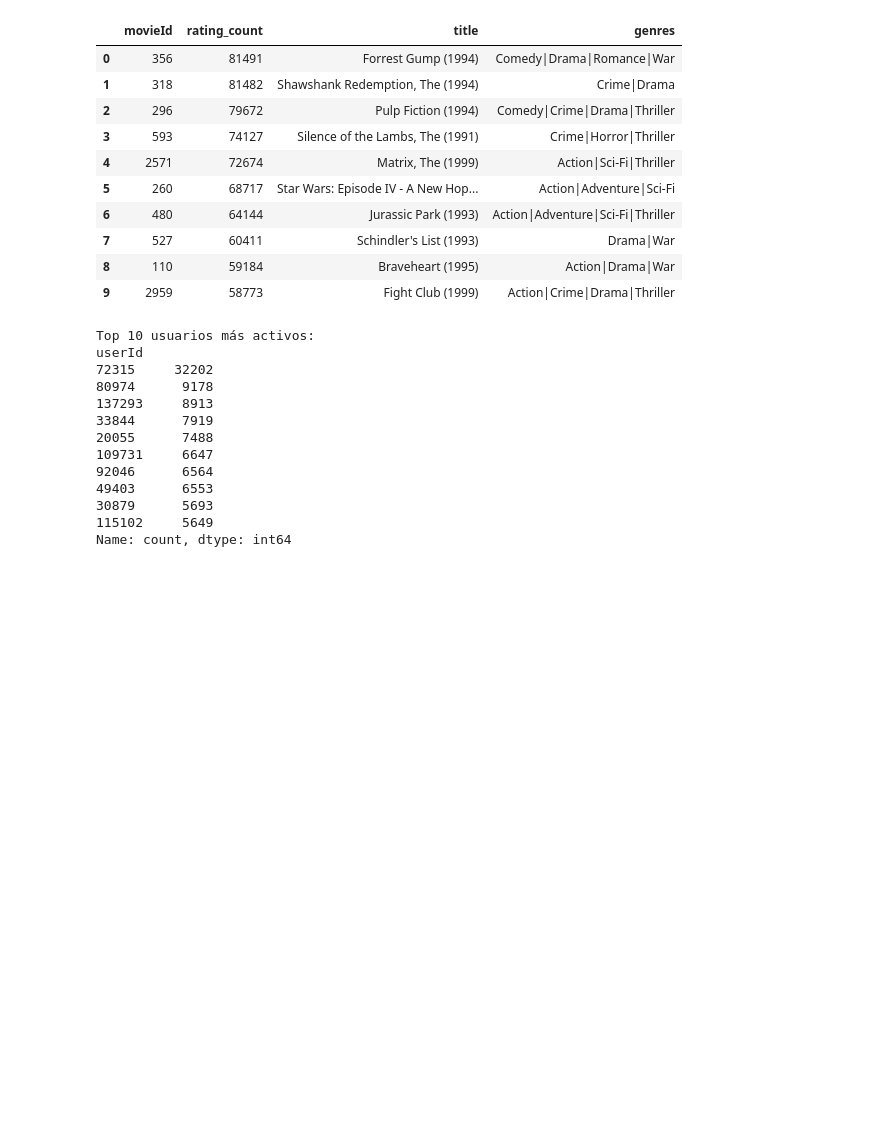
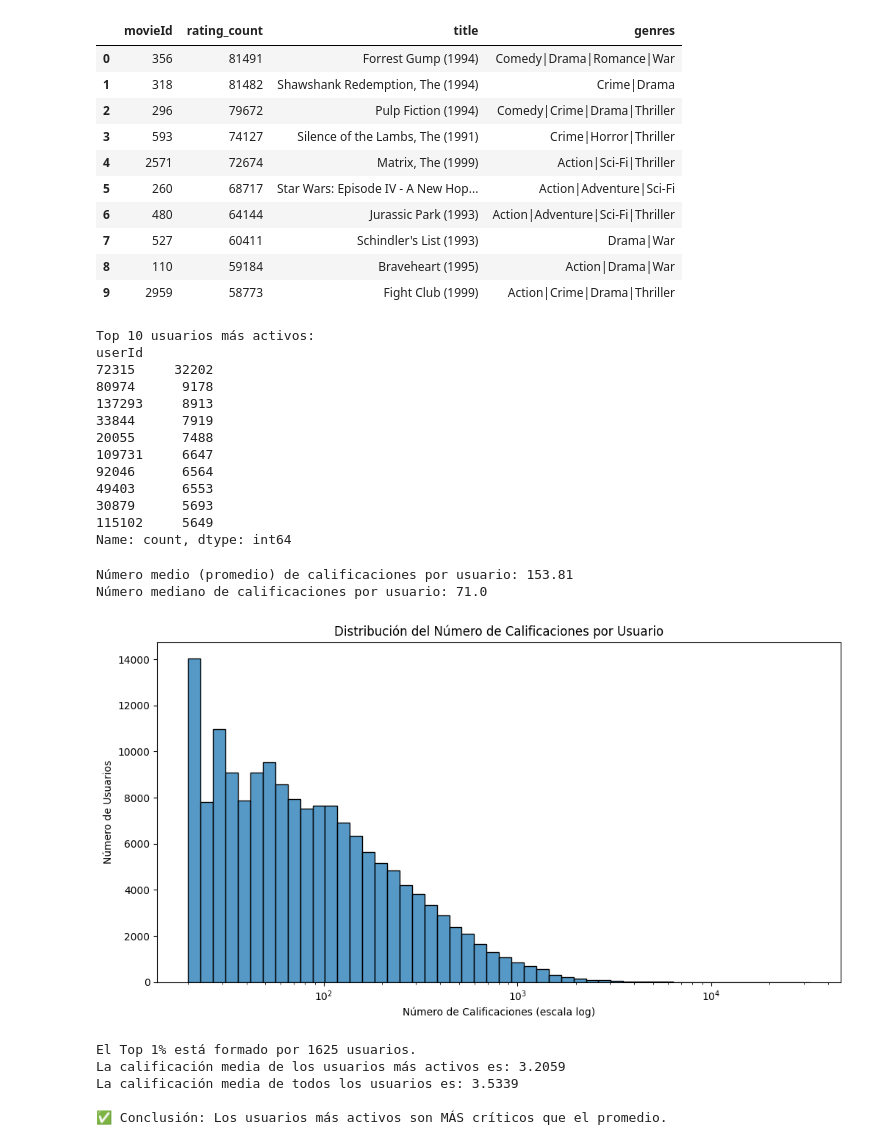
Before and after one commit to Gatoco/LatentLens, a Jupyter notebook: notebooks/01-EDA.ipynb, the cells around one changed output. Drawn from its saved outputs; the diff is of its cells as text; code cells hidden in the pictures; blank space fills up the shorter version.

```diff
--- a/notebooks/01-EDA.ipynb
+++ b/notebooks/01-EDA.ipynb
@@ -147,3 +147,64 @@ userId
 30879      5693
 115102     5649
 Name: count, dtype: int64
+# %%
+user_rating_counts = ratings_df['userId'].value_counts()
+
+media_calificaciones_por_usuario = user_rating_counts.mean()
+
+mediana_calificaciones_por_usuario = user_rating_counts.median()
+
+
+print(f"Número medio (promedio) de calificaciones por usuario: {media_calificaciones_por_usuario:.2f}")
+print(f"Número mediano de calificaciones por usuario: {mediana_calificaciones_por_usuario}")
+# %% [output]
+Número medio (promedio) de calificaciones por usuario: 153.81
+Número mediano de calificaciones por usuario: 71.0
+# %%
+plt.figure(figsize=(12,6))
+sns.histplot(user_rating_counts, bins=50, log_scale=True) # Usamos escala logarítmica para ver mejor la cola
+plt.title('Distribución del Número de Calificaciones por Usuario')
+plt.xlabel('Número de Calificaciones (escala log)')
+plt.ylabel('Número de Usuarios')
+plt.show()
+# %% [output]
+[figure, added]
+# %%
+# --- PASO 1: Definir nuestros dos grupos!!!
+
+# calcular cuántos usuarios son el "Top 1%"
+total_usuarios = ratings_df['userId'].nunique()  # nunique() cuenta cuántos usuarios únicos hay
+top_1_percent_count = int(total_usuarios * 0.01)
+
+#obtener la lista de los IDs de esos usuarios más activos
+user_counts = ratings_df['userId'].value_counts()
+top_active_users_ids = user_counts.head(top_1_percent_count).index
+
+# --- PASO 2: Calcular la nota media de cada grupo!!!!11
+
+# Filtrar el DataFrame para tener solo las calificaciones de nuestros "Críticos"
+ratings_top_users = ratings_df[ratings_df['userId'].isin(top_active_users_ids)]
+
+# Calcular la nota media de este grupo
+mean_rating_top_users = ratings_top_users['rating'].mean()
+
+# Calcular la nota media de TODOS los usuarios para comparar
+mean_rating_all_users = ratings_df['rating'].mean()
+
+#PASO 3: Comparar y Concluir
+
+print(f"El Top 1% está formado por {top_1_percent_count} usuarios.")
+print(f"La calificación media de los usuarios más activos es: {mean_rating_top_users:.4f}")
+print(f"La calificación media de todos los usuarios es: {mean_rating_all_users:.4f}")
+
+# La conclusión final, clara y directa
+if mean_rating_top_users < mean_rating_all_users:
+    print("\n✅ Conclusión: Los usuarios más activos son MÁS críticos que el promedio.")
+else:
+    print("\n✅ Conclusión: Los usuarios más activos son MENOS críticos (más 'fans') que el promedio.")
+# %% [output]
+El Top 1% está formado por 1625 usuarios.
+La calificación media de los usuarios más activos es: 3.2059
+La calificación media de todos los usuarios es: 3.5339
+
+✅ Conclusión: Los usuarios más activos son MÁS críticos que el promedio.
```
Also changed, not shown: parts of 9 cells of this notebook, 1 other file.
